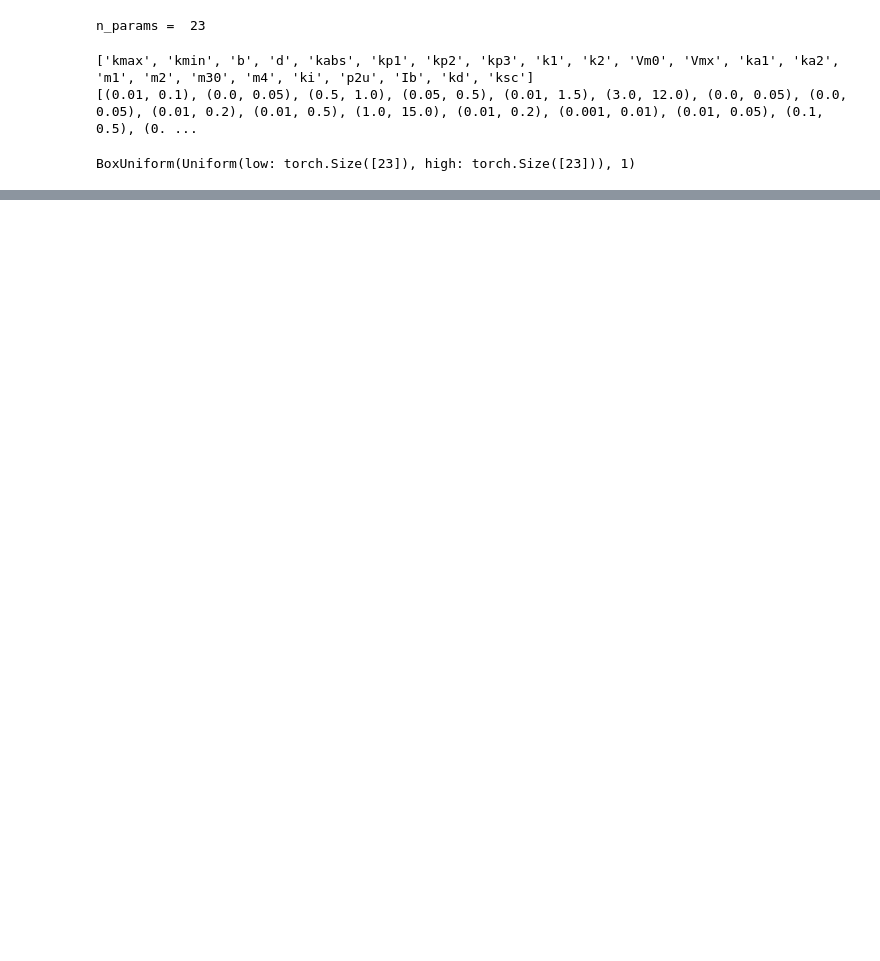
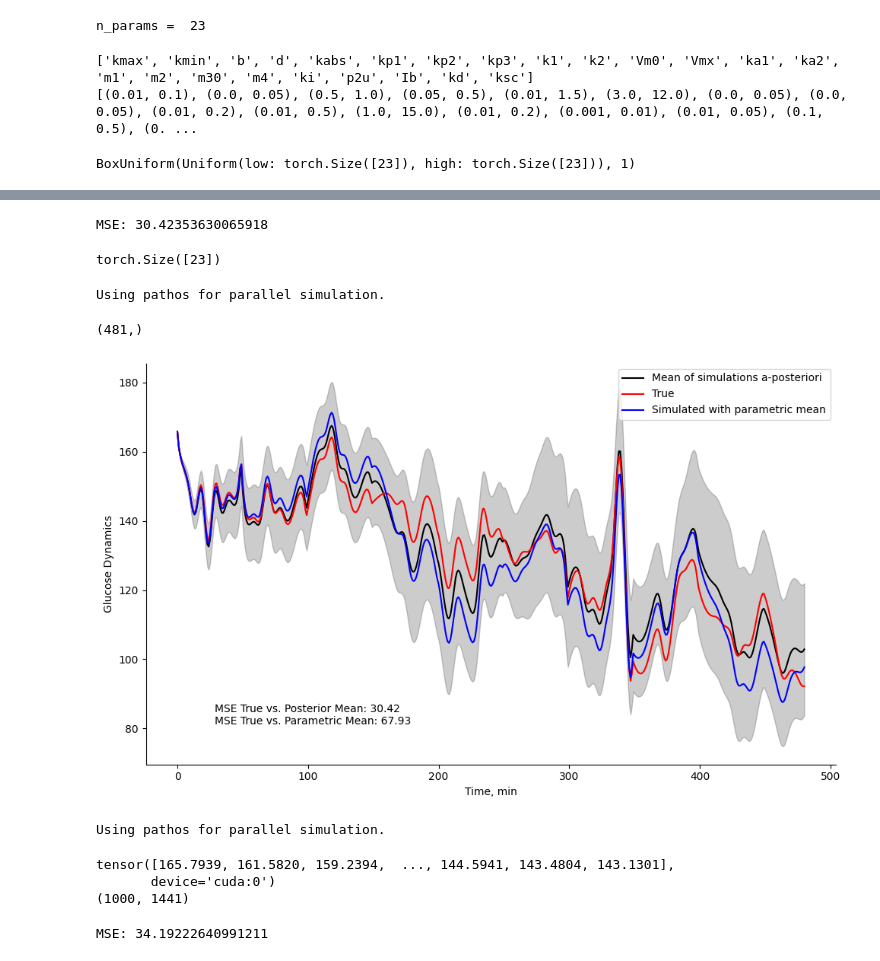
Before and after one commit to Artemii-Shlychkov/Simulation-based-inference-for-glucose-levels-monitoring, a Jupyter notebook: Workbook.ipynb, the cells around one changed output, grey strips where cells are left out. Cells and saved outputs as stored; diff of their text form; code cells hidden in the pictures; blank space fills up the shorter version.

```diff
--- a/Workbook.ipynb
+++ b/Workbook.ipynb
@@ -386,0 +446,5 @@ Using SNPE-C with atomic loss
+# %%
+glucose_dynamics = run_glucose_simulator(samples, hours = 24)
+glucose_dynamics = glucose_dynamics.cpu().numpy()
+mean_glucose_dynamics = np.mean(glucose_dynamics, axis=0)
+std_glucose_dynamics = np.std(glucose_dynamics, axis=0)
@@ -386,0 +454,53 @@ Using SNPE-C with atomic loss
+# %%
+mse = mean_squared_error(true_observation.cpu().numpy(), mean_glucose_dynamics)
+print(f'MSE: {mse}')
+# %% [output]
+MSE: 30.42353630065918
+# %%
+parametric_mean = samples.mean(dim=0)
+print(parametric_mean.shape)
+
+# put the parametric mean into a higher order tensor
+parametric_mean = parametric_mean.unsqueeze(0)
+# %% [output]
+torch.Size([23])
+# %%
+
+glucose_dynamics_with_parametric_mean = run_glucose_simulator(parametric_mean, hours = 24)
+glucose_dynamics_with_parametric_mean = glucose_dynamics_with_parametric_mean.cpu().numpy()[0]
+mse_true_vs_parametric_mean = mean_squared_error(true_observation.cpu().numpy(), glucose_dynamics_with_parametric_mean)
+# %% [output]
+Using pathos for parallel simulation.
+# %%
+print(glucose_dynamics_with_parametric_mean.shape)
+# %% [output]
+(481,)
+# %%
+# an array of time as glucose_dynamics.shape[1]
+timeline = np.arange(glucose_dynamics.shape[1])
+# %%
+fig, ax = plt.subplots(figsize=(10, 6))
+ax.plot(timeline, mean_glucose_dynamics, label='Mean of simulations a-posteriori', color = 'black')
+ax.fill_between(timeline, mean_glucose_dynamics - std_glucose_dynamics, mean_glucose_dynamics + std_glucose_dynamics, alpha=0.2, color='black')
+ax.plot(true_observation.cpu().numpy(), label='True', color = 'red')
+ax.plot(glucose_dynamics_with_parametric_mean, label='Simulated with parametric mean', color = 'blue')
+sns.despine()
+ax.legend(loc = 'upper right')
+ax.set_xlabel('Time, min')
+ax.set_ylabel('Glucose Dynamics')
+ax.text(0.1, 0.1, f'MSE True vs. Posterior Mean: {mse:.2f}\nMSE True vs. Parametric Mean: {mse_true_vs_parametric_mean:.2f}', transform=ax.transAxes)
+plt.tight_layout()
+# %% [output]
+[figure, added]
+# %%
+long_simulation_true = get_true_observation(hours = 72)
+long_simulation_posterior = run_glucose_simulator(samples, hours = 72)
+# %% [output]
+Using pathos for parallel simulation.
+# %%
+print(long_simulation_true[0])
+print(long_simulation_posterior.shape)
+# %% [output]
+tensor([165.7939, 161.5820, 159.2394,  ..., 144.5941, 143.4804, 143.1301],
+       device='cuda:0')
+(1000, 1441)
@@ -386,0 +511,5 @@ Using SNPE-C with atomic loss
+# %%
+mse = mean_squared_error(long_simulation_true[0].cpu().numpy(), mean_long_simulation_posterior)
+print(f'MSE: {mse}')
+# %% [output]
+MSE: 34.19222640991211
```
Also changed, not shown: parts of 31 cells of this notebook, 5 other files.
